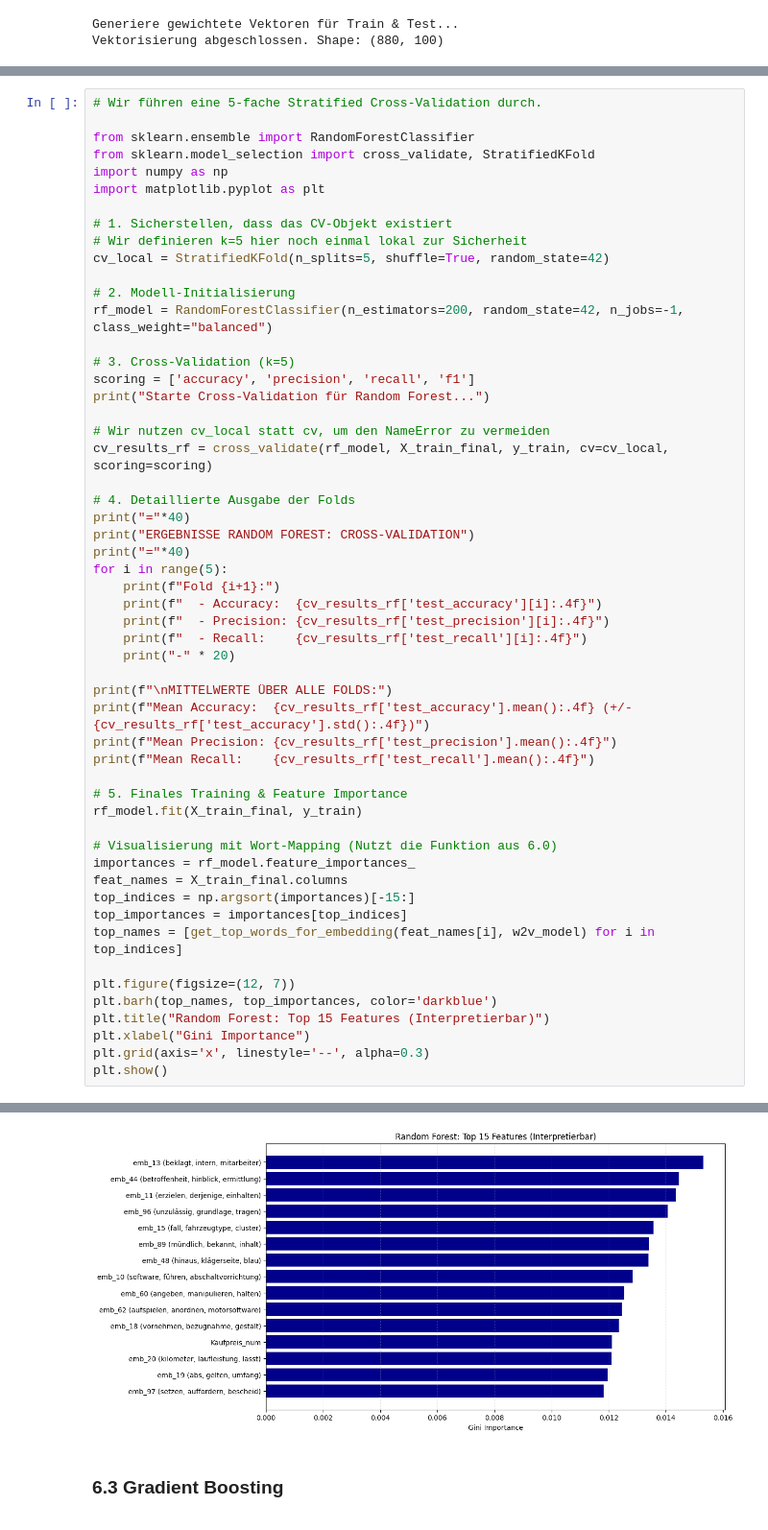
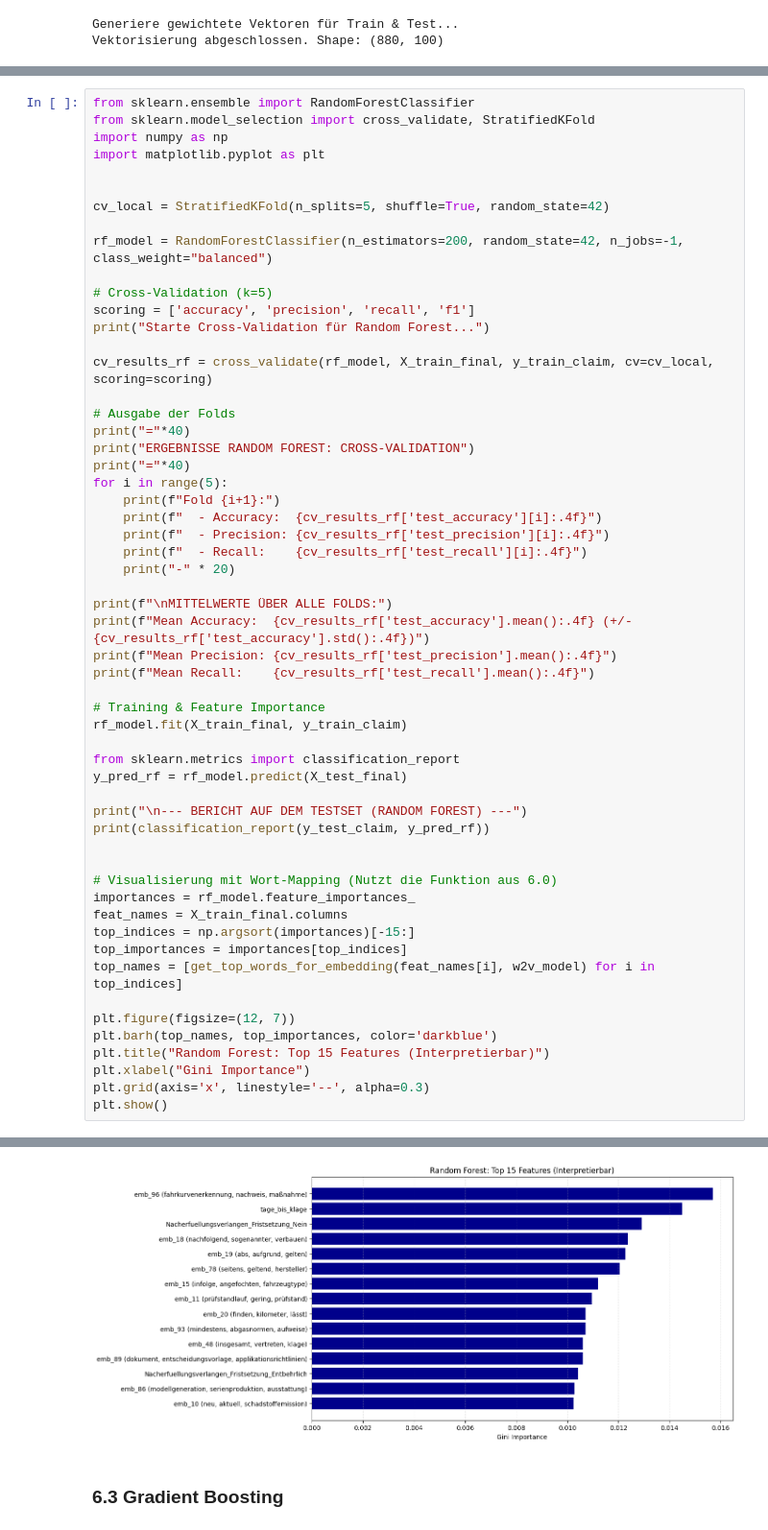
Before and after one commit to Theresa17/ds_law, a Jupyter notebook: backend/jupyter_notebook/analyse_final.ipynb, the cells around one changed output, grey strips where cells are left out. Shown at 96% size. Saved outputs shown, nothing was run; the diff lists cells and outputs as text.

```diff
--- a/backend/jupyter_notebook/analyse_final.ipynb
+++ b/backend/jupyter_notebook/analyse_final.ipynb
@@ -995,26 +970,21 @@ weighted avg       0.63      0.62      0.62       220
 # %%
-# Wir führen eine 5-fache Stratified Cross-Validation durch.
-
 from sklearn.ensemble import RandomForestClassifier
 from sklearn.model_selection import cross_validate, StratifiedKFold
 import numpy as np
 import matplotlib.pyplot as plt
 
-# 1. Sicherstellen, dass das CV-Objekt existiert
-# Wir definieren k=5 hier noch einmal lokal zur Sicherheit
+
 cv_local = StratifiedKFold(n_splits=5, shuffle=True, random_state=42)
 
-# 2. Modell-Initialisierung
 rf_model = RandomForestClassifier(n_estimators=200, random_state=42, n_jobs=-1, class_weight="balanced")
 
-# 3. Cross-Validation (k=5)
+# Cross-Validation (k=5)
 scoring = ['accuracy', 'precision', 'recall', 'f1']
 print("Starte Cross-Validation für Random Forest...")
 
-# Wir nutzen cv_local statt cv, um den NameError zu vermeiden
-cv_results_rf = cross_validate(rf_model, X_train_final, y_train, cv=cv_local, scoring=scoring)
+cv_results_rf = cross_validate(rf_model, X_train_final, y_train_claim, cv=cv_local, scoring=scoring)
 
-# 4. Detaillierte Ausgabe der Folds
+# Ausgabe der Folds
 print("="*40)
 print("ERGEBNISSE RANDOM FOREST: CROSS-VALIDATION")
 print("="*40)
@@ -1030,8 +1000,15 @@ print(f"Mean Accuracy:  {cv_results_rf['test_accuracy'].mean():.4f} (+/- {cv_res
 print(f"Mean Precision: {cv_results_rf['test_precision'].mean():.4f}")
 print(f"Mean Recall:    {cv_results_rf['test_recall'].mean():.4f}")
 
-# 5. Finales Training & Feature Importance
-rf_model.fit(X_train_final, y_train)
+# Training & Feature Importance
+rf_model.fit(X_train_final, y_train_claim)
+
+from sklearn.metrics import classification_report
+y_pred_rf = rf_model.predict(X_test_final)
+
+print("\n--- BERICHT AUF DEM TESTSET (RANDOM FOREST) ---")
+print(classification_report(y_test_claim, y_pred_rf))
+
 
 # Visualisierung mit Wort-Mapping (Nutzt die Funktion aus 6.0)
 importances = rf_model.feature_importances_
@@ -1067,4 +1044,4 @@ Mean Recall:    0.7247
-[figure, old version]
+[figure, new version]
 # %% [markdown]
 ### 6.3 Gradient Boosting
 # %% [markdown]
```
Also changed, not shown: parts of 43 cells of this notebook.
